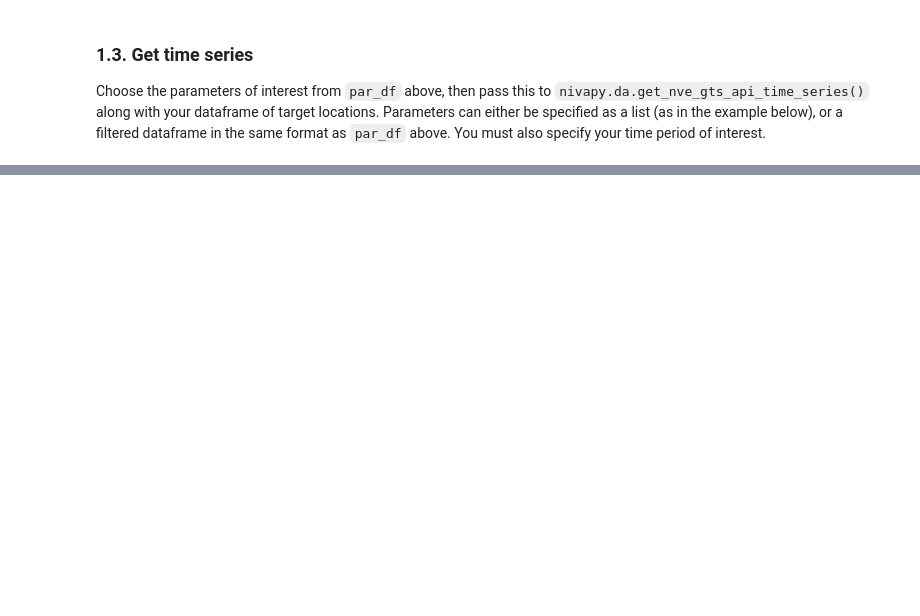
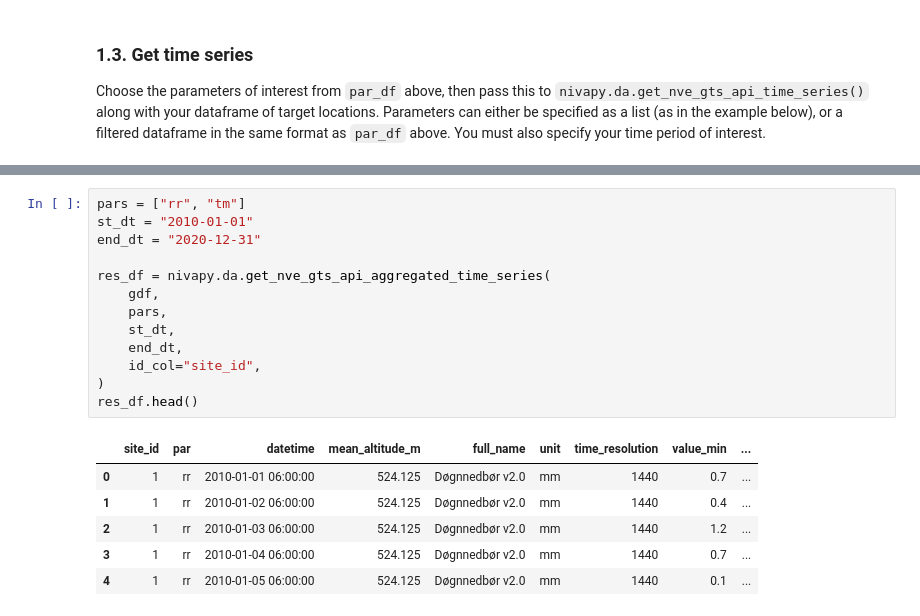
Before and after one commit to NIVANorge/catchment_processing_workflows, a Jupyter notebook: notebooks/nve_gts_api_example.ipynb, the cells around one changed output, grey strips where cells are left out. Cells and saved outputs as stored; diff of their text form; blank space fills up the shorter version.

```diff
--- a/notebooks/nve_gts_api_example.ipynb
+++ b/notebooks/nve_gts_api_example.ipynb
@@ -123,0 +143,20 @@ g = sn.relplot(
+# %%
+pars = ["rr", "tm"]
+st_dt = "2010-01-01"
+end_dt = "2020-12-31"
+
+res_df = nivapy.da.get_nve_gts_api_aggregated_time_series(
+    gdf,
+    pars,
+    st_dt,
+    end_dt,
+    id_col="site_id",
+)
+res_df.head()
+# %% [output]
+|  | site_id | par | datetime | mean_altitude_m | full_name | unit | time_resolution | value_min | ... |
+| 0 | 1 | rr | 2010-01-01 06:00:00 | 524.125 | Døgnnedbør v2.0 | mm | 1440 | 0.7 | ... |
+| 1 | 1 | rr | 2010-01-02 06:00:00 | 524.125 | Døgnnedbør v2.0 | mm | 1440 | 0.4 | ... |
+| 2 | 1 | rr | 2010-01-03 06:00:00 | 524.125 | Døgnnedbør v2.0 | mm | 1440 | 1.2 | ... |
+| 3 | 1 | rr | 2010-01-04 06:00:00 | 524.125 | Døgnnedbør v2.0 | mm | 1440 | 0.7 | ... |
+| 4 | 1 | rr | 2010-01-05 06:00:00 | 524.125 | Døgnnedbør v2.0 | mm | 1440 | 0.1 | ... |
```
Also changed, not shown: parts of 11 cells of this notebook.
